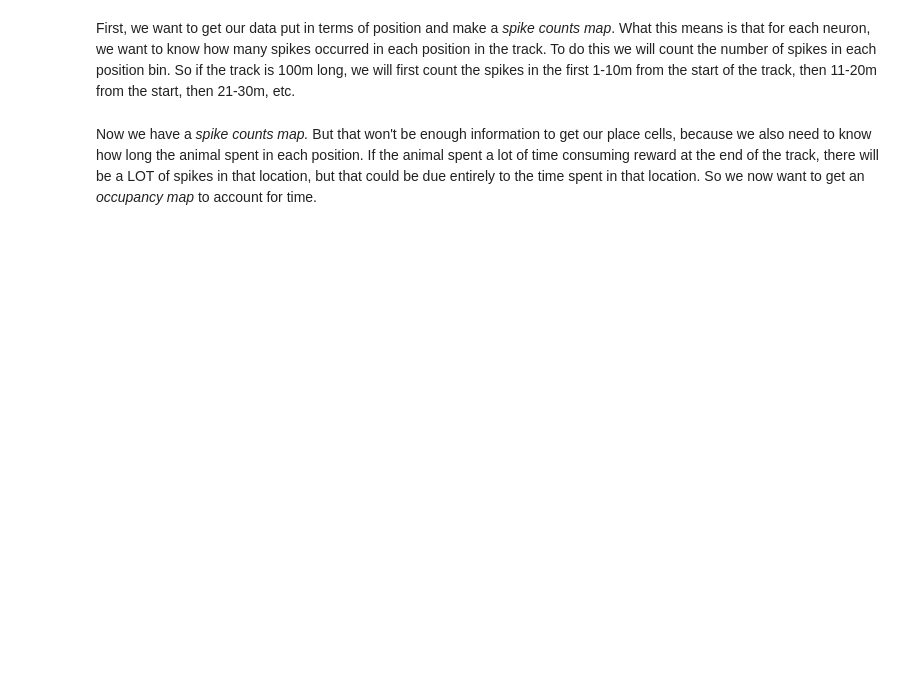
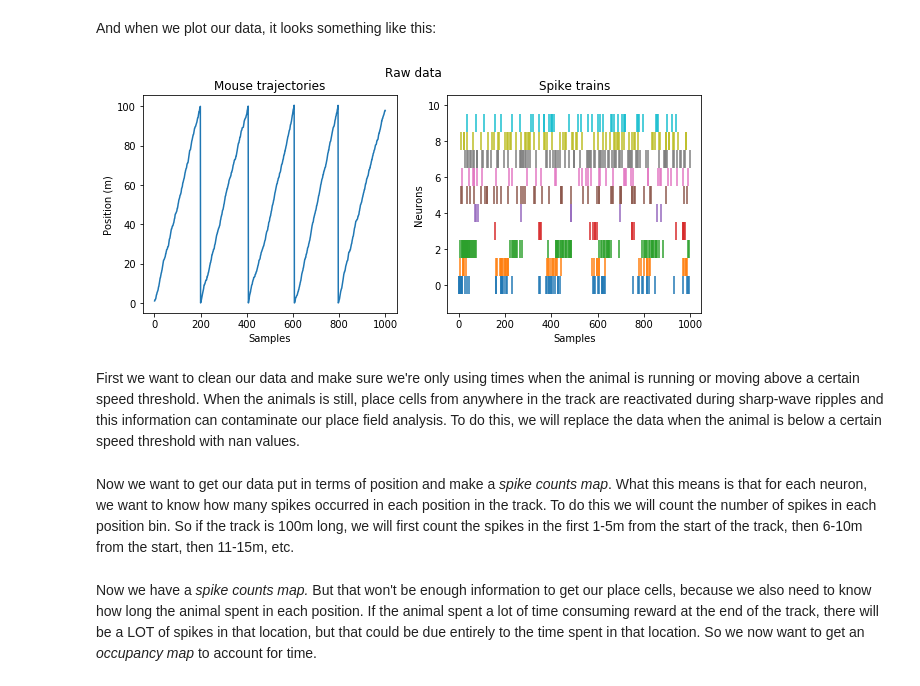
Before and after one commit to stephprince/place-cell-tutorial, a Jupyter notebook: place_cell_tutorial.ipynb, the cells around one changed output. Cells and saved outputs as stored; diff of their text form; code cells hidden in the pictures; blank space fills up the shorter version.

```diff
--- a/place_cell_tutorial.ipynb
+++ b/place_cell_tutorial.ipynb
@@ -8 +25,34 @@ import pandas as pd
+# %%
+#define relevant functions
+def smooth_with_gaussian(orig_vect,std):
+    '''
+    This function smooths a vector using a gaussian window with a given std
+    '''
+    pad_len = np.round(std*2.5)
+    pad_vect = np.concatenate([np.ones(int(pad_len))*orig_vect[0], orig_vect, np.ones(int(pad_len))*orig_vect[-1]])
+    gauss_window = signal.gaussian(std*7, std=std)
+    vect_smooth_long = np.convolve(gauss_window,pad_vect,'same')
+    vect_smooth = vect_smooth_long[int(pad_len):int(pad_len+len(orig_vect))]
+    return vect_smooth
+
+def plot_raw_data(df):
+    '''
+    This function plots the raw spike trains and mouse trajectories from a given dataframe
+    '''
+    fig, (ax1, ax2) = plt.subplots(1,2,figsize=(10,4))
+    fig.suptitle('Raw data')
+
+    #plot position data
+    ax1.plot(df.behavior.position[1:samp_rate])
+    ax1.set_ylabel('Position (m)')
+    ax1.set_xlabel('Samples')
+    ax1.set_title('Mouse trajectories')
+
+    #plot spike trains
+    cmap = plt.get_cmap("tab10")
+    for ineuron in range(np.shape(df.neurons)[1]):
+        ax2.eventplot(np.where(df.neurons.iloc[1:samp_rate,ineuron])[0],lineoffsets = ineuron, colors = cmap(ineuron))
+    ax2.set_xlabel('Samples')
+    ax2.set_ylabel('Neurons')
+    ax2.set_title('Spike trains');
 # %% [markdown]
@@ -22,5 +62,4 @@ When we look at our data in code form, it looks like this:
 # %%
-#insert matrix of spike counts and time here
-#df = pd.load(toy_data) #toy data is a matrix samplesxtime,position,neuron1,neuron2,neuron3, etc.
-#print(spikes)
-#print(position)
+#insert matrix of position, spike counts, and time here
+df = pd.read_pickle('toy_data.pkl')
+df.head()
@@ -26,0 +74,8 @@ When we look at our data in code form, it looks like this:
+# %% [markdown]
+And when we plot our data, it looks something like this:
+# %%
+plot_raw_data(df)
+# %% [output]
+[figure, added]
+# %% [markdown]
+First we want to clean our data and make sure we're only using times when the animal is running or moving above a certain speed threshold. When the animals is still, place cells from anywhere in the track are reactivated during sharp-wave ripples and this information can contaminate our place field analysis. To do this, we will replace the data when the animal is below a certain speed threshold with nan values.
@@ -27,5 +86,5 @@ When we look at our data in code form, it looks like this:
 # %% [markdown]
-First, we want to get our data put in terms of position and make a *spike counts map*. What this means is that for each neuron, we want to know how many spikes occurred in each position in the track. To do this we will count the number of spikes in each position bin. So if the track is 100m long, we will first count the spikes in the first 1-10m from the start of the track, then  11-20m from the start, then 21-30m, etc.
+Now we want to get our data put in terms of position and make a *spike counts map*. What this means is that for each neuron, we want to know how many spikes occurred in each position in the track. To do this we will count the number of spikes in each position bin. So if the track is 100m long, we will first count the spikes in the first 1-5m from the start of the track, then  6-10m from the start, then 11-15m, etc.
 # %%
 #insert code here to convert from raw data to position data
 
```
Also changed, not shown: parts of 14 cells of this notebook, 2 other files.
